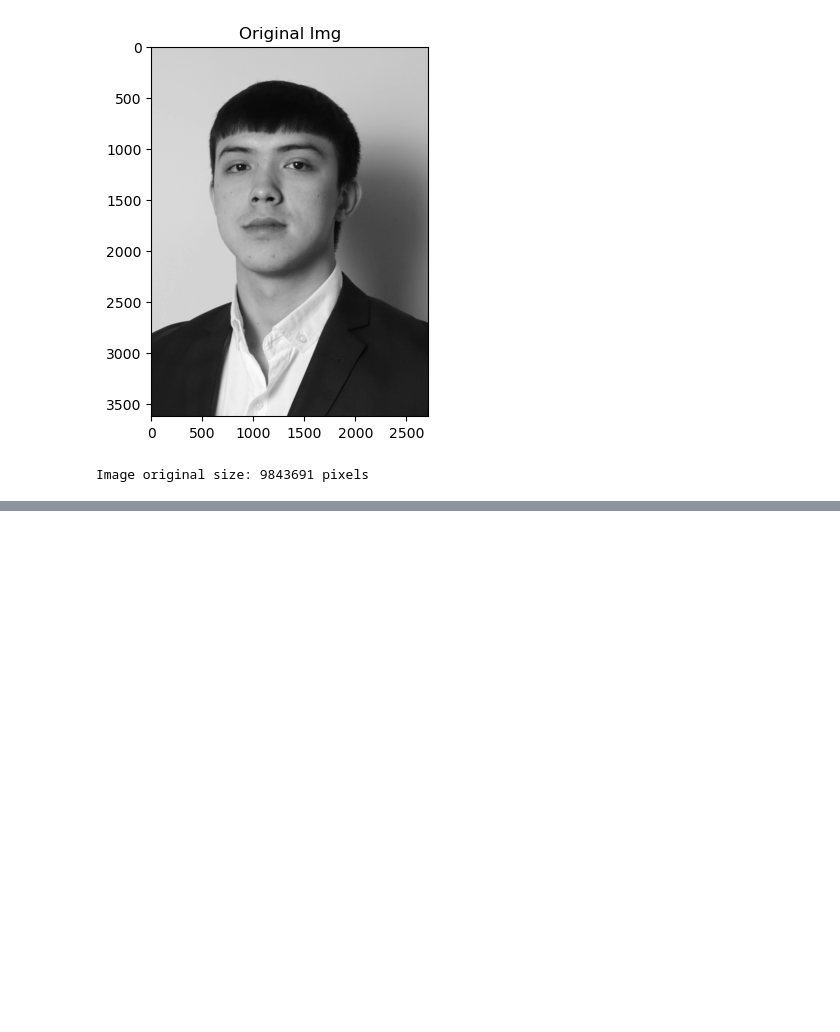
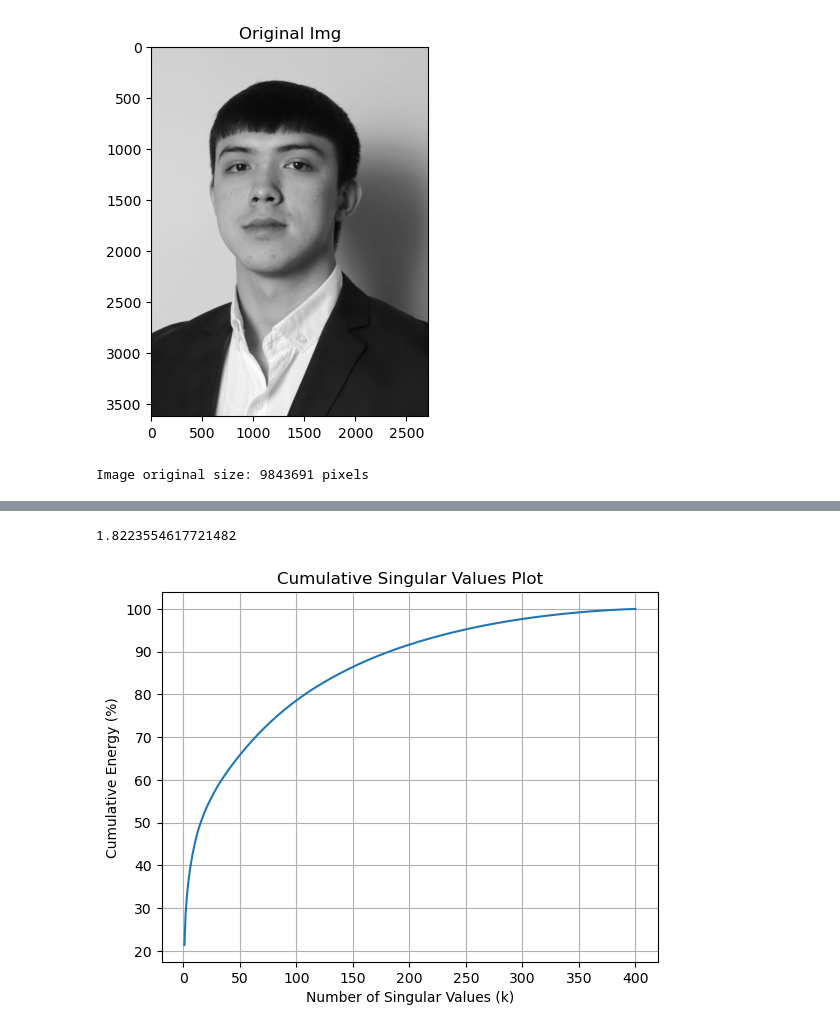
Before and after one commit to dadaxonEnigma/Inno-ML, a Jupyter notebook: HDDA/practise/Svd.ipynb, the cells around one changed output, grey strips where cells are left out. Cells and saved outputs as stored; diff of their text form; code cells hidden in the pictures; blank space fills up the shorter version.

```diff
--- a/HDDA/practise/Svd.ipynb
+++ b/HDDA/practise/Svd.ipynb
@@ -97,0 +192,17 @@ Original size: 20510935, After compressing k100: 634100
+# %%
+error_after_recon = np.linalg.norm(A - recon(U, S, Vt,100), 2)
+print(error_after_recon)
+# %% [output]
+1.8223554617721482
+# %%
+cummulative_sing_val = np.cumsum(S)
+total_energy = cummulative_sing_val[-1]
+
+plt.plot(np.arange(1, len(S) + 1), cummulative_sing_val / total_energy * 100)
+plt.xlabel('Number of Singular Values (k)')
+plt.ylabel('Cumulative Energy (%)')
+plt.title('Cumulative Singular Values Plot')
+plt.grid(True)
+plt.show()
+# %% [output]
+[figure, added]
```
Also changed, not shown: parts of 6 cells of this notebook.
